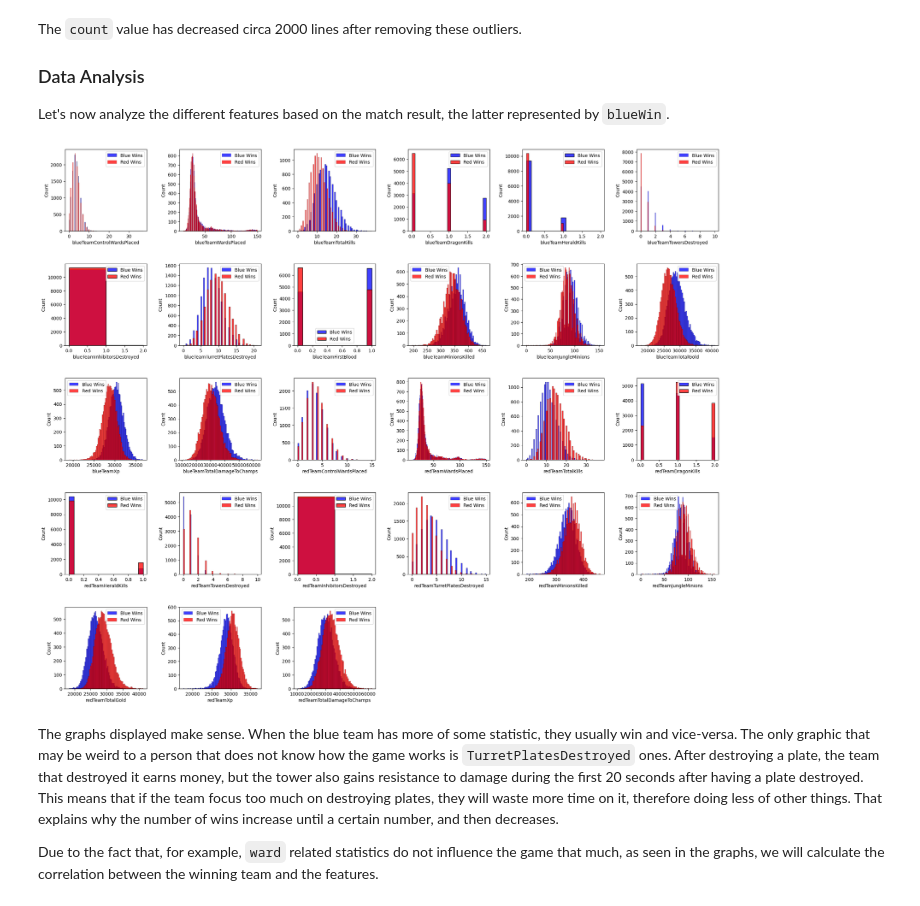
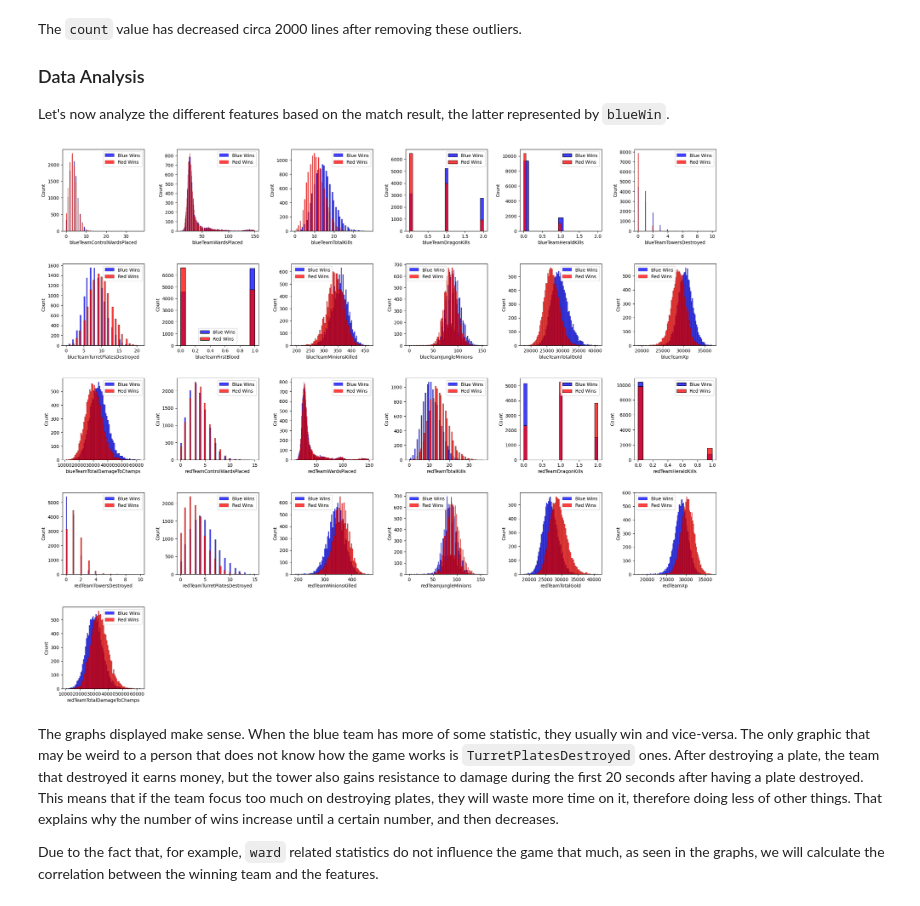
Before and after one commit to gcsam11/IART_LOL, a Jupyter notebook: lol_soloQ.ipynb, the cells around one changed output. Saved outputs shown, nothing was run; the diff lists cells and outputs as text; code cells hidden in the pictures.

Commit message:
deleted inhibitors destroyed column

```diff
--- a/lol_soloQ.ipynb
+++ b/lol_soloQ.ipynb
@@ -152,3 +152,5 @@ df.describe()
+# %%
+df = df.drop(columns=['blueTeamInhibitorsDestroyed', 'redTeamInhibitorsDestroyed'])
 # %% [markdown]
 In the `blueTeamWardsPlaced` column, the maximum number that shows is 603, when the mean is 41.36. This shows us that there might be some outliers in our dataset.
 # %%
@@ -203,27 +205,22 @@ Let's now analyze the different features based on the match result, the latter r
 # %%
 plt.figure(figsize=(25,25))
 plt.subplots_adjust(left=0.1,bottom=0.1,right=0.9,top=0.9,wspace=0.4,hspace=0.4)
 
 dfBlueWins = df[df['blueWin']==1].drop(['blueWin'],axis=1)
 dfRedWins = df[df['blueWin']==0].drop(['blueWin'],axis=1)
 
 cols = list(dfBlueWins.columns)
 
 for i, col in enumerate(cols):
     plt.subplot(6,6,i+1)
-    if col in ['redTeamInhibitorsDestroyed', 'blueTeamInhibitorsDestroyed']: # for some reason, these graphs were displaying negative numbers, but there are no negative numbers in the dataset
-        bins = np.arange(0, 3)  # set bin edges to align with integer values
-        sb.histplot(data=dfBlueWins[col], color='blue', label = 'Blue Wins', bins=bins, kde=False)
-        sb.histplot(data=dfRedWins[col], color='red', label = 'Red Wins', bins=bins, kde=False)
-    else:
-        sb.histplot(data=dfBlueWins[col], color='blue', label = 'Blue Wins', kde=False)
-        sb.histplot(data=dfRedWins[col], color='red', label = 'Red Wins', kde=False)
+    sb.histplot(data=dfBlueWins[col], color='blue', label = 'Blue Wins', kde=False)
+    sb.histplot(data=dfRedWins[col], color='red', label = 'Red Wins', kde=False)
     _,axes = plt.gca().get_legend_handles_labels()
     plt.legend(axes,prop={'size': 10})
 
 plt.show()
 # %% [output]
-[figure, old version]
+[figure, new version]
 # %% [markdown]
 The graphs displayed make sense. When the blue team has more of some statistic, they usually win and vice-versa. The only graphic that may be weird to a person that does not know how the game works is `TurretPlatesDestroyed` ones. After destroying a plate, the team that destroyed it earns money, but the tower also gains resistance to damage during the first 20 seconds after having a plate destroyed. This means that if the team focus too much on destroying plates, they will waste more time on it, therefore doing less of other things. That explains why the number of wins increase until a certain number, and then decreases.
 
```
Also changed, not shown: parts of 4 cells of this notebook.
